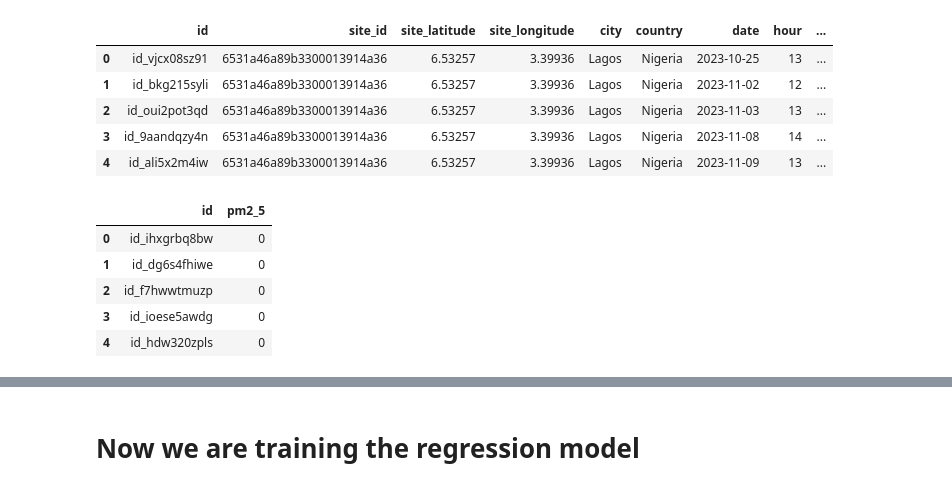
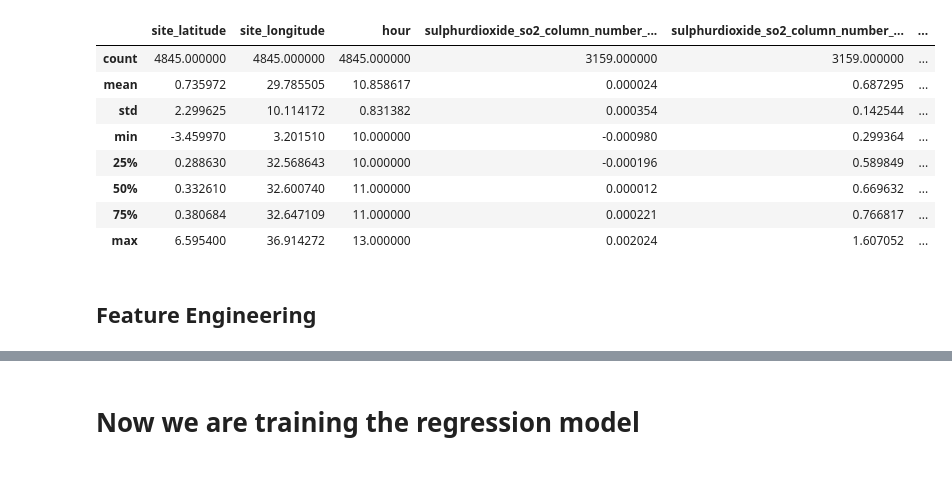
Before and after one commit to michael-awe/pm2.5-air-quality, a Jupyter notebook: regression_model_0.4.ipynb, the cells around one changed output, grey strips where cells are left out. Drawn from its saved outputs; the diff is of its cells as text; code cells hidden in the pictures.

```diff
--- a/regression_model_0.4.ipynb
+++ b/regression_model_0.4.ipynb
@@ -23,0 +56,5 @@ sample_submission = pd.read_csv(DATA_PATH / 'SampleSubmission.csv')
+# %%
+#drop the columns less than 75% full
+train = train.dropna(thresh=0.25*len(train), axis=1)
+
+train.info()
@@ -23,0 +79,5 @@ sample_submission = pd.read_csv(DATA_PATH / 'SampleSubmission.csv')
+# %%
+#drop all rows with 50% of missing values
+percentage_available = 0.5
+train = train.dropna(thresh=(percentage_available)*len(train.columns), axis=0)
+train.info()
@@ -23,0 +102,6 @@ sample_submission = pd.read_csv(DATA_PATH / 'SampleSubmission.csv')
+# %%
+# combine city and country into one column
+train['Location'] = train['country'] + ', ' + train['city']
+train.drop(['country', 'city', 'id'], axis=1, inplace=True)
+
+train.info()
@@ -23,0 +126,16 @@ sample_submission = pd.read_csv(DATA_PATH / 'SampleSubmission.csv')
+# %%
+# one hot encode the Location and site_id columns
+
+train = pd.get_dummies(train, columns=['site_id'])
+train = pd.get_dummies(train, columns=['Location'])
+train.info()
+# %% [output]
+|  | site_latitude | site_longitude | hour | sulphurdioxide_so2_column_number_... | sulphurdioxide_so2_column_number_... | ... |
+| count | 4845.000000 | 4845.000000 | 4845.000000 | 3159.000000 | 3159.000000 | ... |
+| mean | 0.735972 | 29.785505 | 10.858617 | 0.000024 | 0.687295 | ... |
+| std | 2.299625 | 10.114172 | 0.831382 | 0.000354 | 0.142544 | ... |
+| min | -3.459970 | 3.201510 | 10.000000 | -0.000980 | 0.299364 | ... |
+| 25% | 0.288630 | 32.568643 | 10.000000 | -0.000196 | 0.589849 | ... |
+| 50% | 0.332610 | 32.600740 | 11.000000 | 0.000012 | 0.669632 | ... |
+| 75% | 0.380684 | 32.647109 | 11.000000 | 0.000221 | 0.766817 | ... |
+| max | 6.595400 | 36.914272 | 13.000000 | 0.002024 | 1.607052 | ... |
@@ -24,19 +154,4 @@ sample_submission = pd.read_csv(DATA_PATH / 'SampleSubmission.csv')
+# %% [markdown]
+## Feature Engineering
 # %%
-train.head()
+train.describe()
-# %% [output]
-|  | id | site_id | site_latitude | site_longitude | city | country | date | hour | ... |
-| 0 | id_vjcx08sz91 | 6531a46a89b3300013914a36 | 6.53257 | 3.39936 | Lagos | Nigeria | 2023-10-25 | 13 | ... |
-| 1 | id_bkg215syli | 6531a46a89b3300013914a36 | 6.53257 | 3.39936 | Lagos | Nigeria | 2023-11-02 | 12 | ... |
-| 2 | id_oui2pot3qd | 6531a46a89b3300013914a36 | 6.53257 | 3.39936 | Lagos | Nigeria | 2023-11-03 | 13 | ... |
-| 3 | id_9aandqzy4n | 6531a46a89b3300013914a36 | 6.53257 | 3.39936 | Lagos | Nigeria | 2023-11-08 | 14 | ... |
-| 4 | id_ali5x2m4iw | 6531a46a89b3300013914a36 | 6.53257 | 3.39936 | Lagos | Nigeria | 2023-11-09 | 13 | ... |
-# %%
-# Preview the first five rows of the sample submission file
-sample_submission.head()
-# %% [output]
-|  | id | pm2_5 |
-| 0 | id_ihxgrbq8bw | 0 |
-| 1 | id_dg6s4fhiwe | 0 |
-| 2 | id_f7hwwtmuzp | 0 |
-| 3 | id_ioese5awdg | 0 |
-| 4 | id_hdw320zpls | 0 |
```
Also changed, not shown: parts of 37 cells of this notebook.
